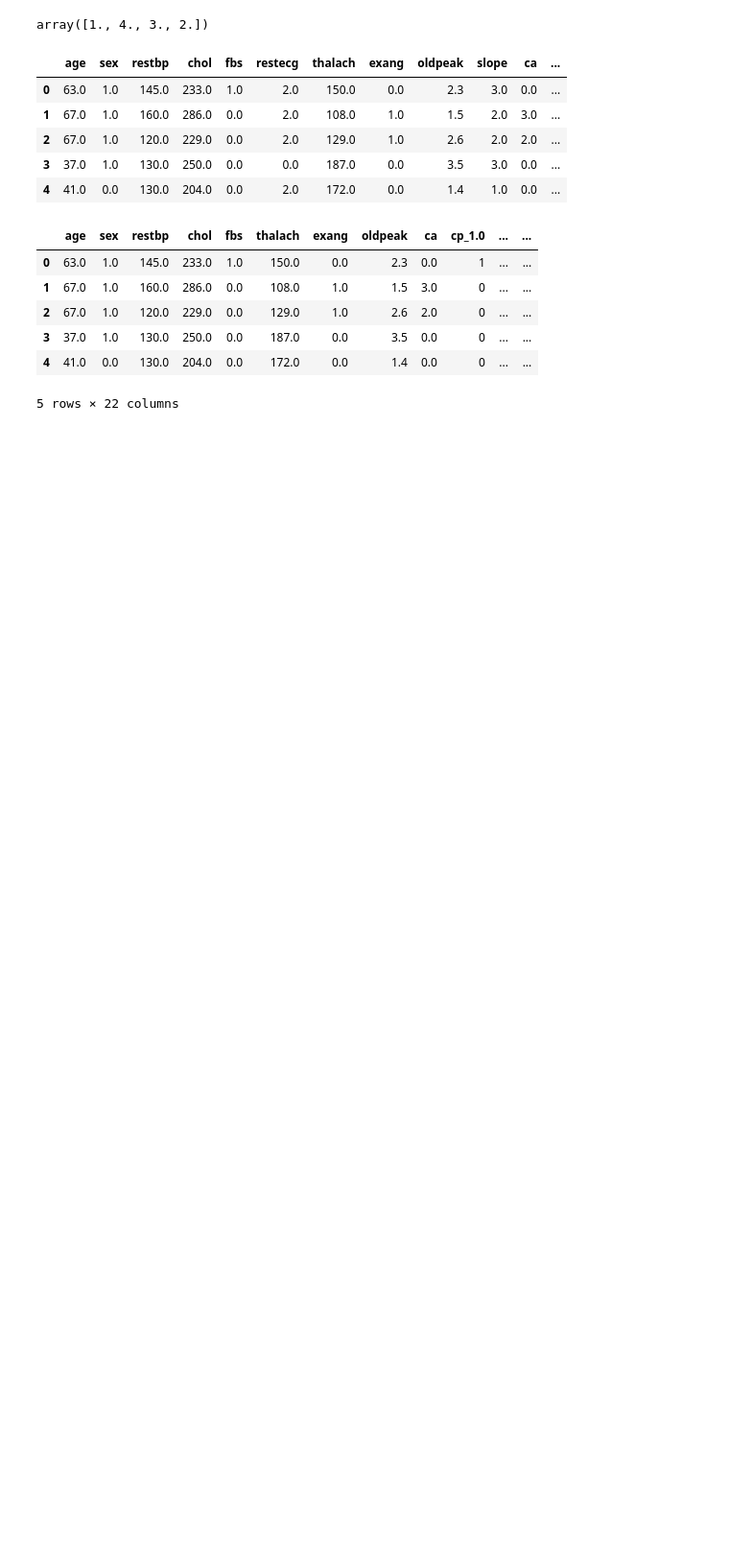
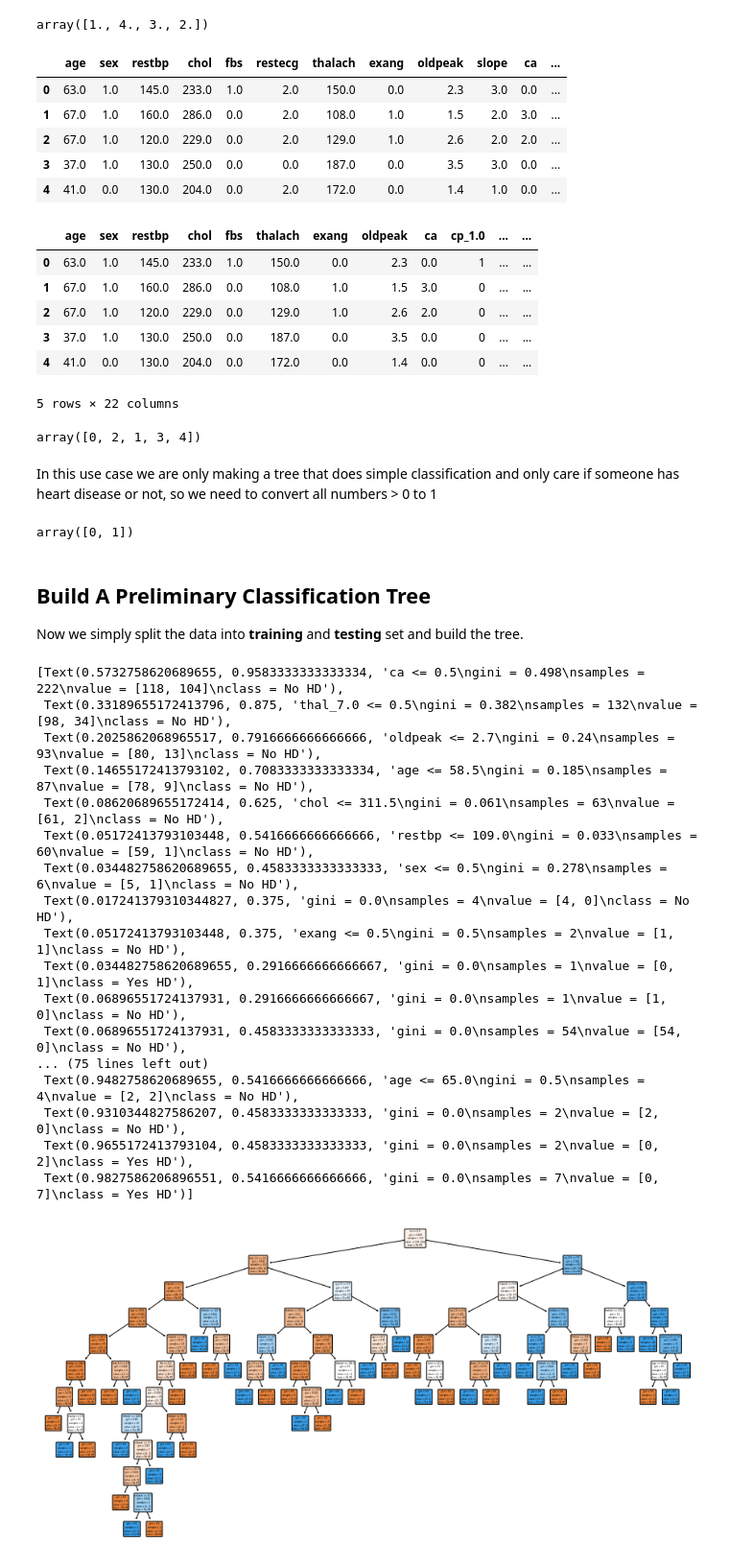
Before and after one commit to Priyo-prog/Machine-Learning, a Jupyter notebook: Decision Tree/Decision_Tree.ipynb, the cells around one changed output. Shown at 96% size. Saved outputs shown, nothing was run; the diff lists cells and outputs as text; code cells hidden in the pictures; blank space fills up the shorter version.

```diff
--- a/Decision Tree/Decision_Tree.ipynb
+++ b/Decision Tree/Decision_Tree.ipynb
@@ -270,3 +270,53 @@ X_encoded.head()
 | 3 | 37.0 | 1.0 | 130.0 | 250.0 | 0.0 | 187.0 | 0.0 | 3.5 | 0.0 | 0 | ... | ... |
 | 4 | 41.0 | 0.0 | 130.0 | 204.0 | 0.0 | 172.0 | 0.0 | 1.4 | 0.0 | 0 | ... | ... |
 5 rows × 22 columns
+# %%
+y.unique()
+# %% [output]
+array([0, 2, 1, 3, 4])
+# %% [markdown]
+In this use case we are only making a tree that does simple classification and only care if someone has heart disease or not, so we need to convert all numbers > 0 to 1
+# %%
+y_not_zero_index = y > 0 # get the index for each non-zero value in y
+y[y_not_zero_index] = 1
+y.unique()
+# %% [output]
+array([0, 1])
+# %% [markdown]
+## Build A Preliminary Classification Tree
+
+Now we simply split the data into **training** and **testing** set and build the tree.
+# %%
+## Split the data in training and testing sets
+X_train, X_test, y_train, y_test = train_test_split(X_encoded, y, random_state=42)
+
+## Create a decision tree and fit it to the training data
+clf_dt = DecisionTreeClassifier(random_state=42)
+model_dt = clf_dt.fit(X_train, y_train)
+# %%
+## Now plot the tree
+plt.figure(figsize=(15, 7.5))
+plot_tree(model_dt,
+         filled=True,
+         rounded=True,
+         class_names=["No HD", "Yes HD"],
+         feature_names=X_encoded.columns)
+# %% [output]
+[Text(0.5732758620689655, 0.9583333333333334, 'ca <= 0.5\ngini = 0.498\nsamples = 222\nvalue = [118, 104]\nclass = No HD'),
+ Text(0.33189655172413796, 0.875, 'thal_7.0 <= 0.5\ngini = 0.382\nsamples = 132\nvalue = [98, 34]\nclass = No HD'),
+ Text(0.2025862068965517, 0.7916666666666666, 'oldpeak <= 2.7\ngini = 0.24\nsamples = 93\nvalue = [80, 13]\nclass = No HD'),
+ Text(0.14655172413793102, 0.7083333333333334, 'age <= 58.5\ngini = 0.185\nsamples = 87\nvalue = [78, 9]\nclass = No HD'),
+ Text(0.08620689655172414, 0.625, 'chol <= 311.5\ngini = 0.061\nsamples = 63\nvalue = [61, 2]\nclass = No HD'),
+ Text(0.05172413793103448, 0.5416666666666666, 'restbp <= 109.0\ngini = 0.033\nsamples = 60\nvalue = [59, 1]\nclass = No HD'),
+ Text(0.034482758620689655, 0.4583333333333333, 'sex <= 0.5\ngini = 0.278\nsamples = 6\nvalue = [5, 1]\nclass = No HD'),
+ Text(0.017241379310344827, 0.375, 'gini = 0.0\nsamples = 4\nvalue = [4, 0]\nclass = No HD'),
+ Text(0.05172413793103448, 0.375, 'exang <= 0.5\ngini = 0.5\nsamples = 2\nvalue = [1, 1]\nclass = No HD'),
+ Text(0.034482758620689655, 0.2916666666666667, 'gini = 0.0\nsamples = 1\nvalue = [0, 1]\nclass = Yes HD'),
+ Text(0.06896551724137931, 0.2916666666666667, 'gini = 0.0\nsamples = 1\nvalue = [1, 0]\nclass = No HD'),
+ Text(0.06896551724137931, 0.4583333333333333, 'gini = 0.0\nsamples = 54\nvalue = [54, 0]\nclass = No HD'),
+... (75 lines left out)
+ Text(0.9482758620689655, 0.5416666666666666, 'age <= 65.0\ngini = 0.5\nsamples = 4\nvalue = [2, 2]\nclass = No HD'),
+ Text(0.9310344827586207, 0.4583333333333333, 'gini = 0.0\nsamples = 2\nvalue = [2, 0]\nclass = No HD'),
+ Text(0.9655172413793104, 0.4583333333333333, 'gini = 0.0\nsamples = 2\nvalue = [0, 2]\nclass = Yes HD'),
+ Text(0.9827586206896551, 0.5416666666666666, 'gini = 0.0\nsamples = 7\nvalue = [0, 7]\nclass = Yes HD')]
+[figure, added]
```
